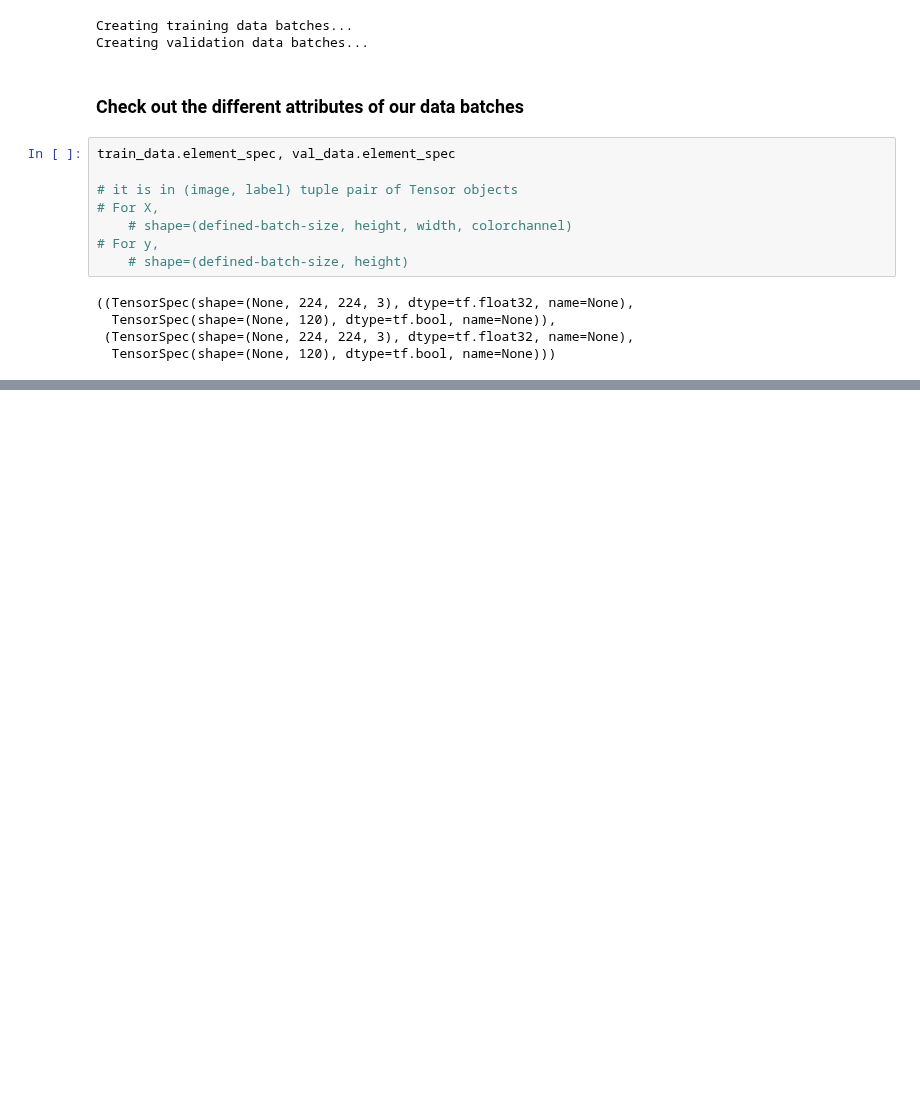
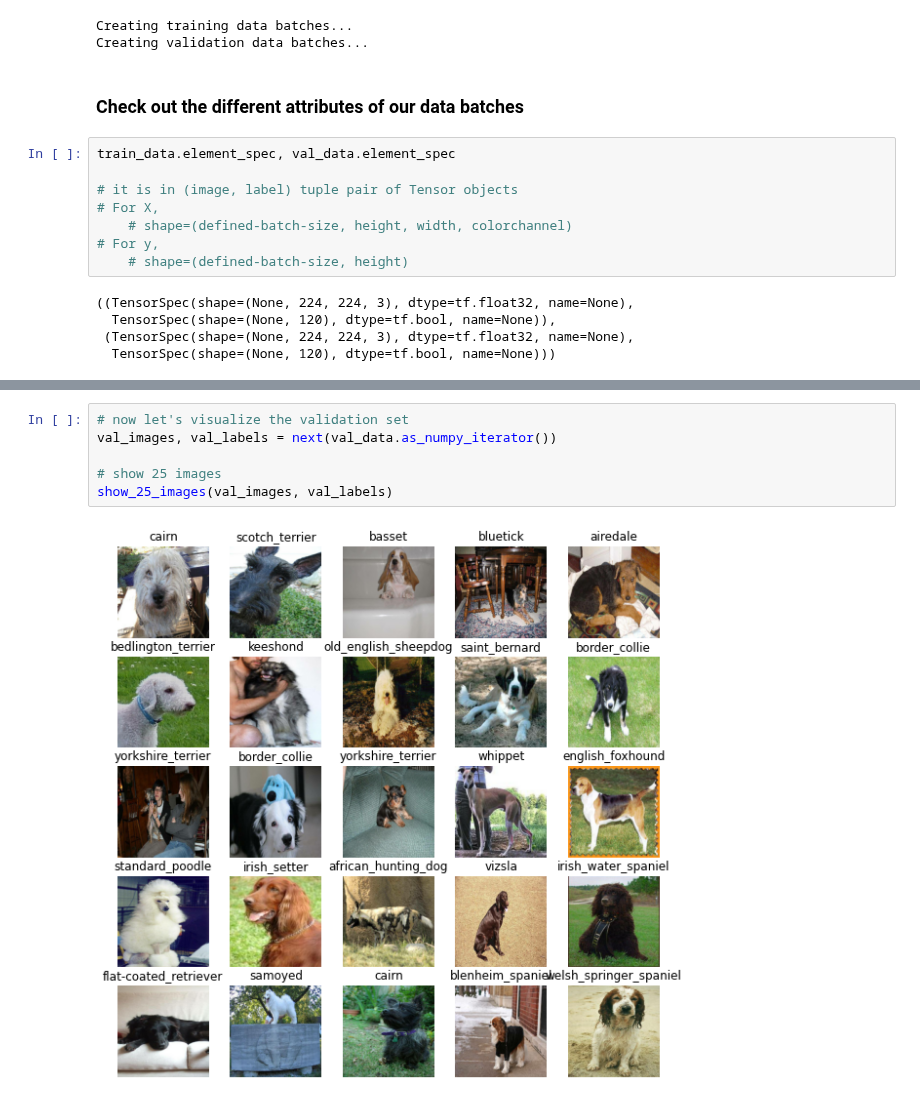
Before and after one commit to ptyadana/Data-Science-and-Machine-Learning-Projects-Dojo, a Jupyter notebook: Complete Machine Learning and Data Science - Zero to Mastery - AN/14.Neural Network - Deep Learning - Transfer Learning with Tensorflow 2/Dog_Breed_Vision.ipynb, the cells around one changed output, grey strips where cells are left out. Drawn from its saved outputs; the diff is of its cells as text; blank space fills up the shorter version.

```diff
--- a/Complete Machine Learning and Data Science - Zero to Mastery - AN/14.Neural Network - Deep Learning - Transfer Learning with Tensorflow 2/Dog_Breed_Vision.ipynb
+++ b/Complete Machine Learning and Data Science - Zero to Mastery - AN/14.Neural Network - Deep Learning - Transfer Learning with Tensorflow 2/Dog_Breed_Vision.ipynb
@@ -604,0 +671,8 @@ train_data.element_spec, val_data.element_spec
+# %%
+# now let's visualize the validation set
+val_images, val_labels = next(val_data.as_numpy_iterator())
+
+# show 25 images
+show_25_images(val_images, val_labels)
+# %% [output]
+[figure, added]
```
Also changed, not shown: parts of 8 cells of this notebook.
